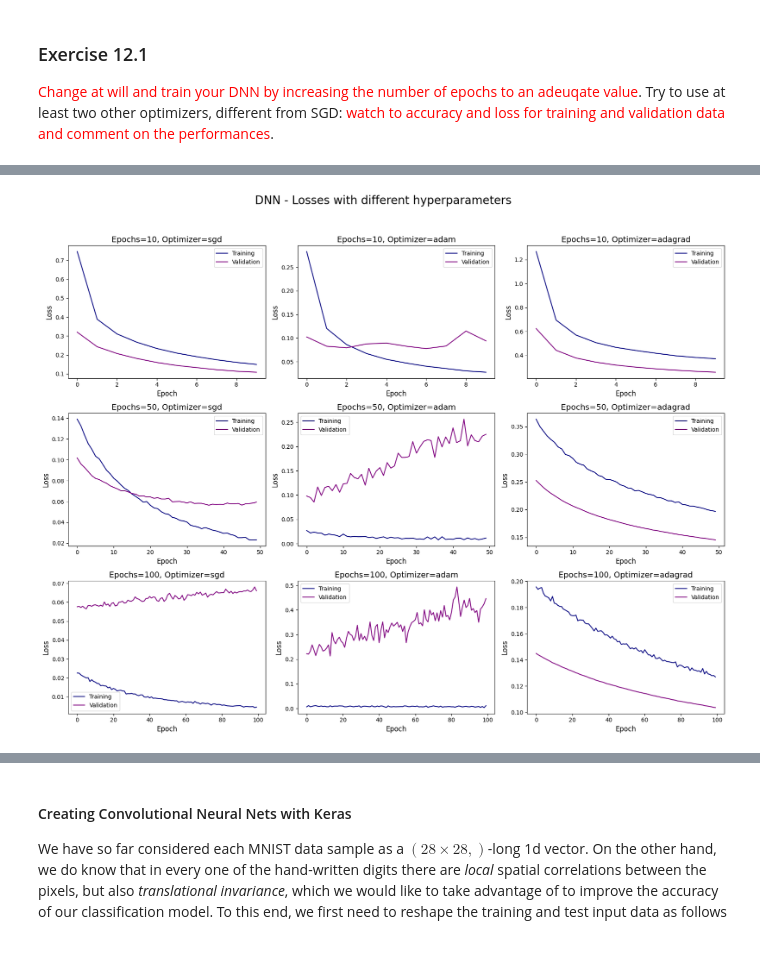
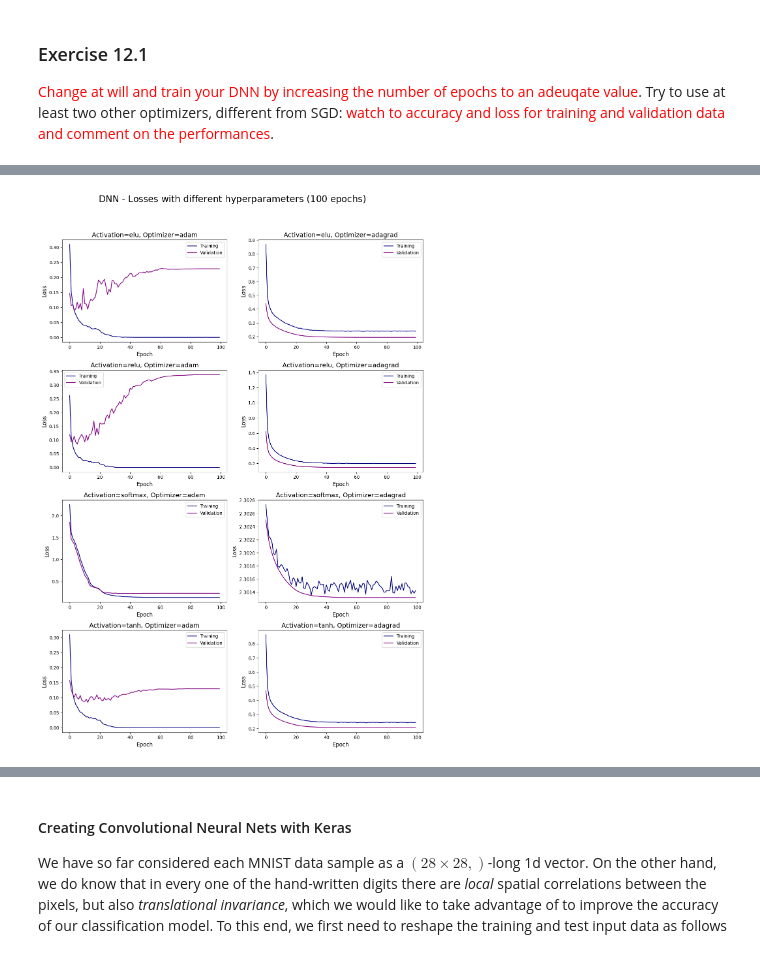
Before and after one commit to lazzerialberto/sim_numerica, a Jupyter notebook: lezione_12/LSN_Exercises_12.ipynb, the cells around one changed output, grey strips where cells are left out. Cells and saved outputs as stored; diff of their text form; code cells hidden in the pictures.

```diff
--- a/lezione_12/LSN_Exercises_12.ipynb
+++ b/lezione_12/LSN_Exercises_12.ipynb
@@ -319,22 +317,16 @@ score={}
 predictions={}
 new_X_test={}
 
-for i in range(len(optimizers)):
-
-    model_DNN = compile_model(i)
-    model_DNN.save('DNN/Model_' + optimizers[i]+'.h5')
-
-    for j in range(len(n_epochs)):
-
-        key = f'step_{i}_{j}'
-        history[key] = model_DNN.fit(X_train, Y_train, batch_size=batch_size, epochs=n_epochs[j], verbose=1, validation_data=(X_test, Y_test))
-
-        # evaluate model
-        score[key] = model_DNN.evaluate(X_test, Y_test, verbose=1)
-        predictions[key] = model_DNN.predict(X_test)
-        new_X_test[key] = X_test.reshape(X_test.shape[0], img_rows, img_cols,1)
-
-    with open('DNN/History_' + optimizers[i] + '.json', 'w') as f :
-        json.dump(history[key].history, f)
+for i,optim in enumerate(optimizers):
+    for j,activation in enumerate(activ):
+            model_DNN = compile_model(optim,activation)
+            model_DNN.save('DNN/Model_' + optim+'_'+activation+'.h5')
+            key = f'step_{optim}_{activation}'
+            history[key] = model_DNN.fit(X_train, Y_train, batch_size=batch_size, epochs=100,callbacks=[lr_callback], verbose=0, validation_data=(X_test, Y_test))
+            score[key] = model_DNN.evaluate(X_test, Y_test, verbose=1)
+            predictions[key] = model_DNN.predict(X_test)
+            new_X_test[key] = X_test.reshape(X_test.shape[0], img_rows, img_cols,1)
+            with open('DNN/History_' + optim+'_'+activation+ '.json', 'w') as f :
+                    json.dump(history[key].history, f)
 # %% [output]
 WARNING:absl:You are saving your model as an HDF5 file via `model.save()` or `keras.saving.save_model(model)`. This file format is considered legacy. We recommend using instead the native Keras format ...
@@ -394,22 +351,25 @@ Epoch 100/100
 # %%
-fig, axes = plt.subplots(len(n_epochs), len(optimizers), figsize=(17, 14), sharex=False, sharey=False)
-fig.suptitle('DNN - Losses with different hyperparameters', fontsize=20)
+fig, axes = plt.subplots(len(activ), len(optimizers), figsize=(12, 18), sharex=False, sharey=False)
+fig.suptitle(r'DNN - Losses with different hyperparameters ($100$ epochs)', fontsize=20)
+loaded_history={}
 
-for i, epoch in enumerate(n_epochs):
+for i, activation in enumerate(activ):
     for j, optim in enumerate(optimizers):
         ax = axes[i,j]
-        key = f'step_{j}_{i}'
+        key = f'step_{optim}_{activation}'
+        with open("DNN/History_"+optim+"_"+activation+".json", 'r') as f:
+            loaded_history[key] = json.load(f)
         if key in history:
-            ax.plot(history[key].history['loss'],c='navy', label=r'Training')
-            ax.plot(history[key].history['val_loss'],c='purple', label=r'Validation')
+            ax.plot(loaded_history[key]['loss'],c='navy', label=r'Training')
+            ax.plot(loaded_history[key]['val_loss'],c='purple', label=r'Validation')
 
-        ax.set_title(f'Epochs={epoch}, Optimizer={optim}',fontsize=14)
+        ax.set_title(f'Activation={activation}, Optimizer={optim}',fontsize=14)
         ax.legend()
         ax.set_xlabel('Epoch',fontsize=12)
         ax.set_ylabel('Loss',fontsize=12)
 
 plt.tight_layout(rect=[0, 0.03, 1, 0.95])
 plt.show()
 # %% [output]
-[figure, old version]
+[figure, new version]
 # %%
```
Also changed, not shown: parts of 18 cells of this notebook, 52 other files.
